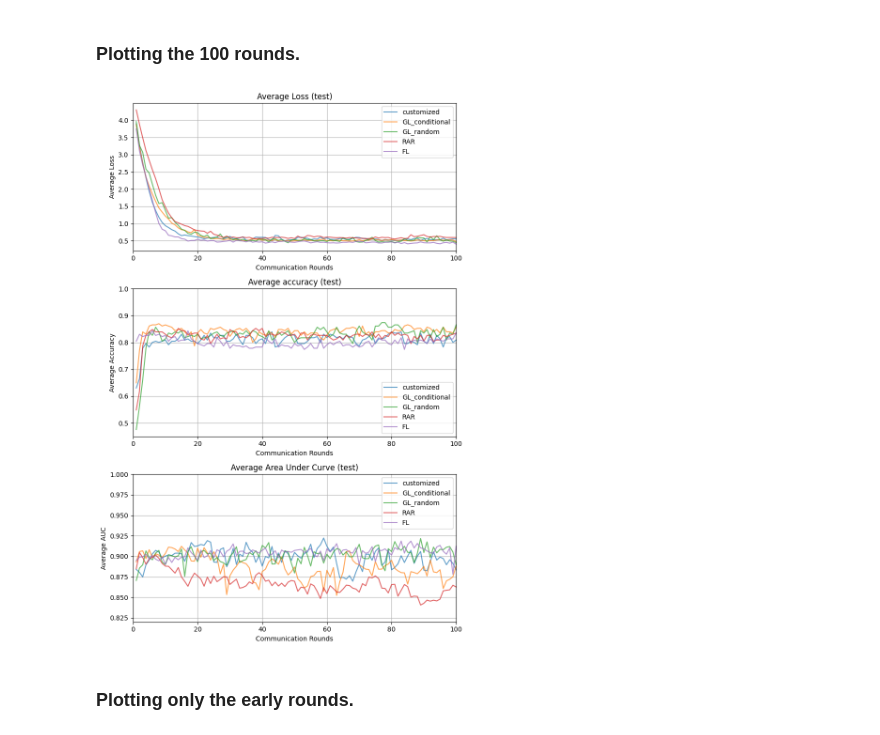
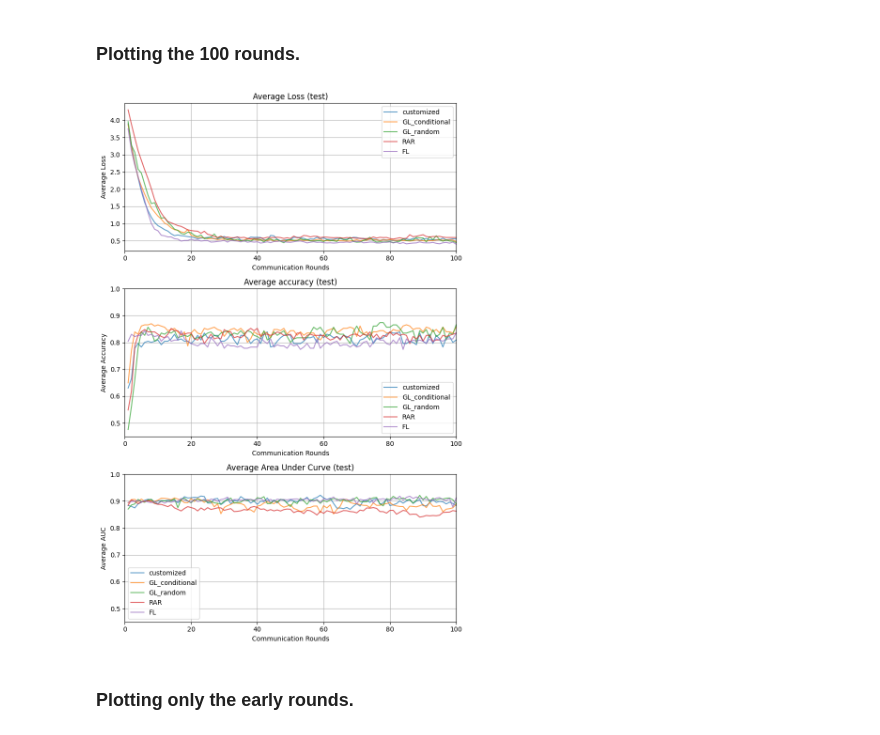
Before and after one commit to mma735/TFM-DS, a Jupyter notebook: code/analysisResults_v4.1_noValidation.ipynb, the cells around one changed output. Saved outputs shown, nothing was run; the diff lists cells and outputs as text; code cells hidden in the pictures.

```diff
--- a/code/analysisResults_v4.1_noValidation.ipynb
+++ b/code/analysisResults_v4.1_noValidation.ipynb
@@ -116,35 +116,35 @@ for arch in test_round_avg:
 
 # Add labels and titles to subplots
 ax1.set_xlabel('Communication Rounds')
 ax1.set_ylabel('Average Loss')
 ax1.set_title('Average Loss (test)')
 ax1.set(xlim=(0, 100))
 ax1.grid()
 ax1.legend()
 
 ax2.set_xlabel('Communication Rounds')
 ax2.set_ylabel('Average Accuracy')
 ax2.set_title('Average accuracy (test)')
 ax2.set(xlim=(0, 100))
 ax2.set(ylim=(0.45, 1))
 ax2.grid()
 ax2.legend()
 
 ax3.set_xlabel('Communication Rounds')
 ax3.set_ylabel('Average AUC')
 ax3.set_title('Average Area Under Curve (test)')
 ax3.set(xlim=(0, 100))
-ax3.set(ylim=(0.82, 1))
+ax3.set(ylim=(0.45, 1))
 ax3.grid()
 ax3.legend()
 
 # Adjust spacing between subplots
 plt.tight_layout()
 
 # Show the plot
 plt.show()
 # %% [output]
-[figure, old version]
+[figure, new version]
 # %% [markdown]
 ### Plotting only the early rounds.
 # %%
```
Also changed, not shown: parts of 2 cells of this notebook, 3 other files.
